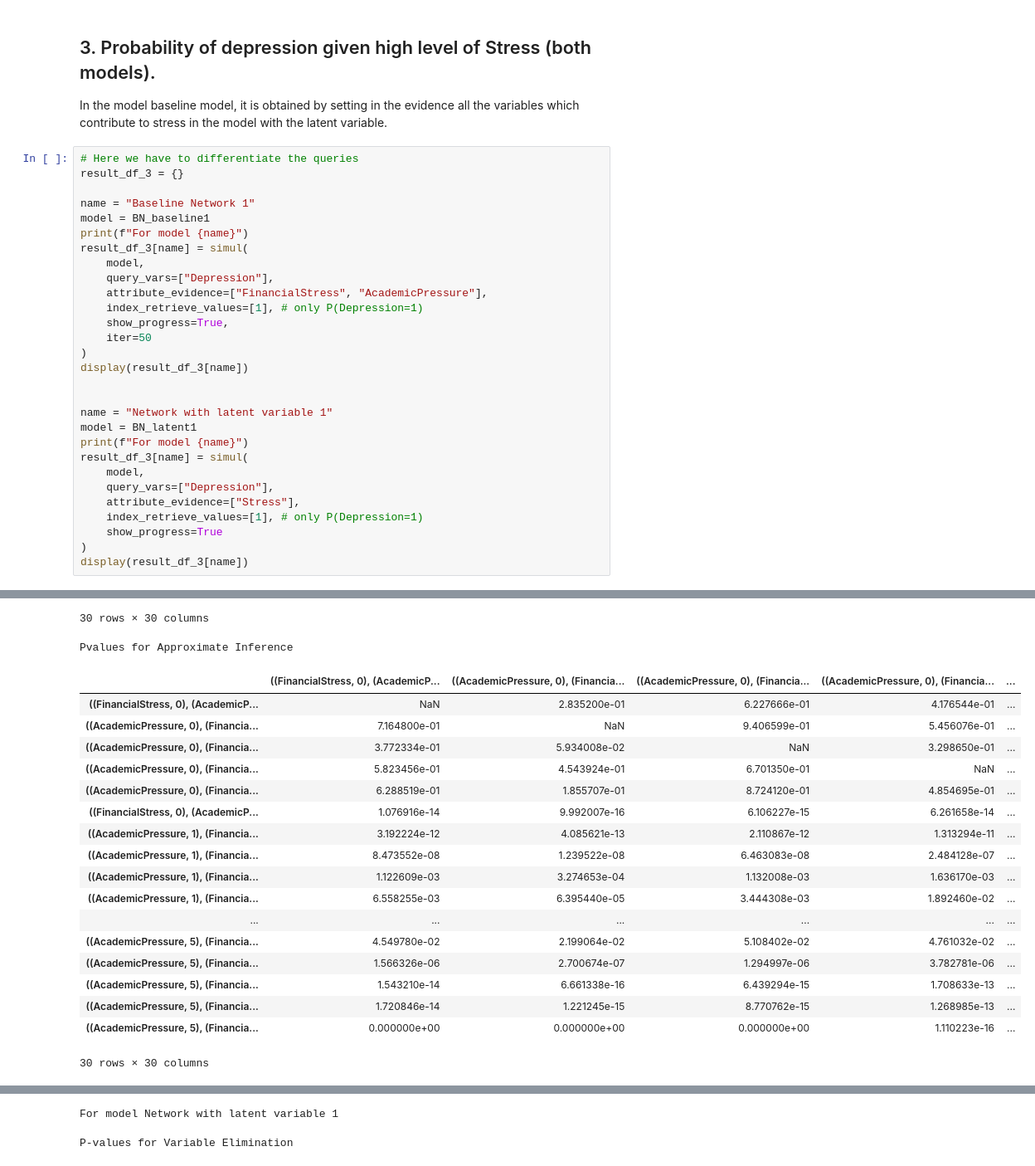
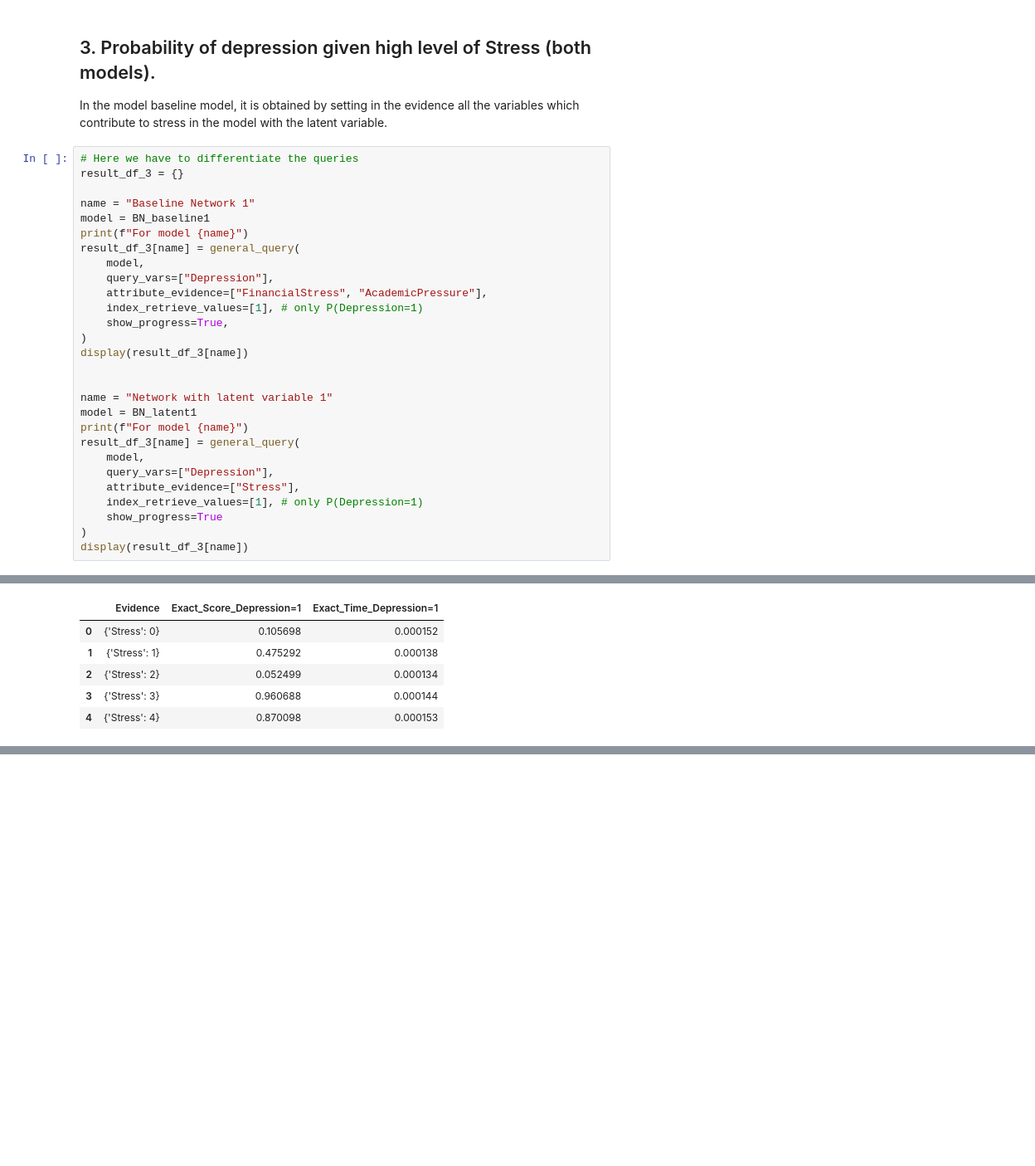
Before and after one commit to Shardyne/faikr3-project, a Jupyter notebook: network_comparison.ipynb, the cells around one changed output, grey strips where cells are left out. Shown at 83% size. Cells and saved outputs as stored; diff of their text form; blank space fills up the shorter version.

Commit message:
leave out variable elimination

```diff
--- a/network_comparison.ipynb
+++ b/network_comparison.ipynb
@@ -619,13 +559,12 @@ result_df_3 = {}
 name = "Baseline Network 1"
 model = BN_baseline1
 print(f"For model {name}")
-result_df_3[name] = simul(
+result_df_3[name] = general_query(
     model,
     query_vars=["Depression"],
     attribute_evidence=["FinancialStress", "AcademicPressure"],
     index_retrieve_values=[1], # only P(Depression=1)
     show_progress=True,
-    iter=50
 )
 display(result_df_3[name])
 
@@ -633,7 +572,7 @@ display(result_df_3[name])
 name = "Network with latent variable 1"
 model = BN_latent1
 print(f"For model {name}")
-result_df_3[name] = simul(
+result_df_3[name] = general_query(
     model,
     query_vars=["Depression"],
     attribute_evidence=["Stress"],
@@ -664,20 +603,6 @@ P-values for Variable Elimination
-30 rows × 30 columns
-Pvalues for Approximate Inference
-|  | ((FinancialStress, 0), (AcademicP... | ((AcademicPressure, 0), (Financia... | ((AcademicPressure, 0), (Financia... | ((AcademicPressure, 0), (Financia... | ... |
-| ((FinancialStress, 0), (AcademicP... | NaN | 2.835200e-01 | 6.227666e-01 | 4.176544e-01 | ... |
-| ((AcademicPressure, 0), (Financia... | 7.164800e-01 | NaN | 9.406599e-01 | 5.456076e-01 | ... |
-| ((AcademicPressure, 0), (Financia... | 3.772334e-01 | 5.934008e-02 | NaN | 3.298650e-01 | ... |
-| ((AcademicPressure, 0), (Financia... | 5.823456e-01 | 4.543924e-01 | 6.701350e-01 | NaN | ... |
-| ((AcademicPressure, 0), (Financia... | 6.288519e-01 | 1.855707e-01 | 8.724120e-01 | 4.854695e-01 | ... |
-| ((FinancialStress, 0), (AcademicP... | 1.076916e-14 | 9.992007e-16 | 6.106227e-15 | 6.261658e-14 | ... |
-| ((AcademicPressure, 1), (Financia... | 3.192224e-12 | 4.085621e-13 | 2.110867e-12 | 1.313294e-11 | ... |
-| ((AcademicPressure, 1), (Financia... | 8.473552e-08 | 1.239522e-08 | 6.463083e-08 | 2.484128e-07 | ... |
-| ((AcademicPressure, 1), (Financia... | 1.122609e-03 | 3.274653e-04 | 1.132008e-03 | 1.636170e-03 | ... |
-| ((AcademicPressure, 1), (Financia... | 6.558255e-03 | 6.395440e-05 | 3.444308e-03 | 1.892460e-02 | ... |
-| ... | ... | ... | ... | ... | ... |
-| ((AcademicPressure, 5), (Financia... | 4.549780e-02 | 2.199064e-02 | 5.108402e-02 | 4.761032e-02 | ... |
-| ((AcademicPressure, 5), (Financia... | 1.566326e-06 | 2.700674e-07 | 1.294997e-06 | 3.782781e-06 | ... |
-| ((AcademicPressure, 5), (Financia... | 1.543210e-14 | 6.661338e-16 | 6.439294e-15 | 1.708633e-13 | ... |
-| ((AcademicPressure, 5), (Financia... | 1.720846e-14 | 1.221245e-15 | 8.770762e-15 | 1.268985e-13 | ... |
-| ((AcademicPressure, 5), (Financia... | 0.000000e+00 | 0.000000e+00 | 0.000000e+00 | 1.110223e-16 | ... |
+|  | Evidence | Exact_Score_Depression=1 | Exact_Time_Depression=1 |
+| 0 | {'Stress': 0} | 0.105698 | 0.000152 |
+| 1 | {'Stress': 1} | 0.475292 | 0.000138 |
+| 2 | {'Stress': 2} | 0.052499 | 0.000134 |
+| 3 | {'Stress': 3} | 0.960688 | 0.000144 |
+| 4 | {'Stress': 4} | 0.870098 | 0.000153 |
-30 rows × 30 columns
@@ -701,2 +608,0 @@ Pvalues for Approximate Inference
-For model Network with latent variable 1
-P-values for Variable Elimination
```
Also changed, not shown: parts of 22 cells of this notebook, 1 other file.
